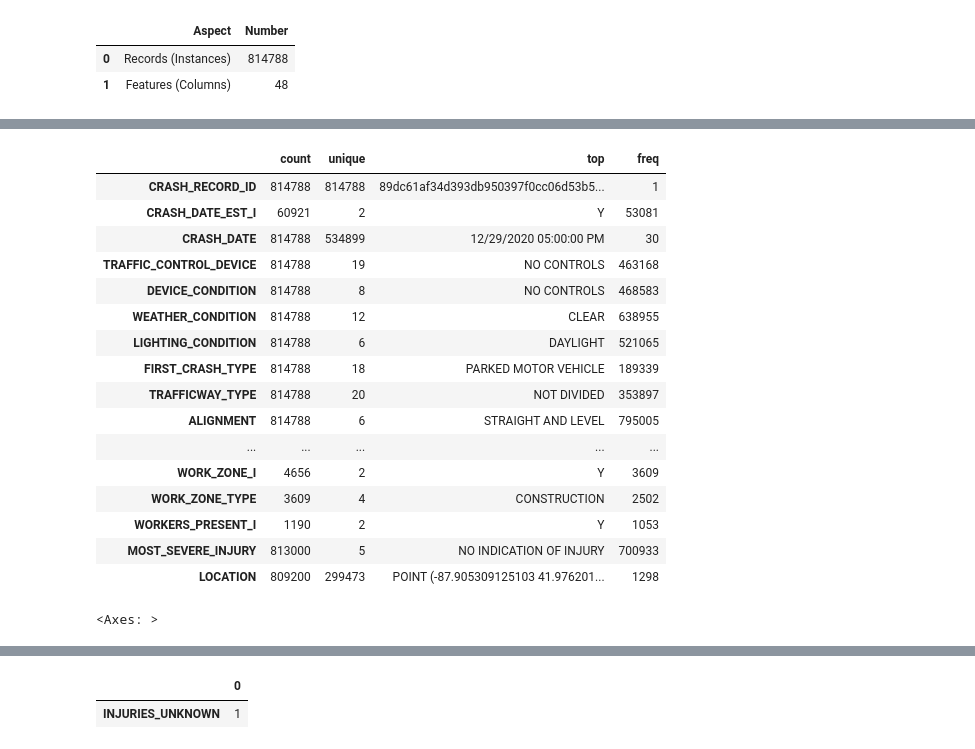
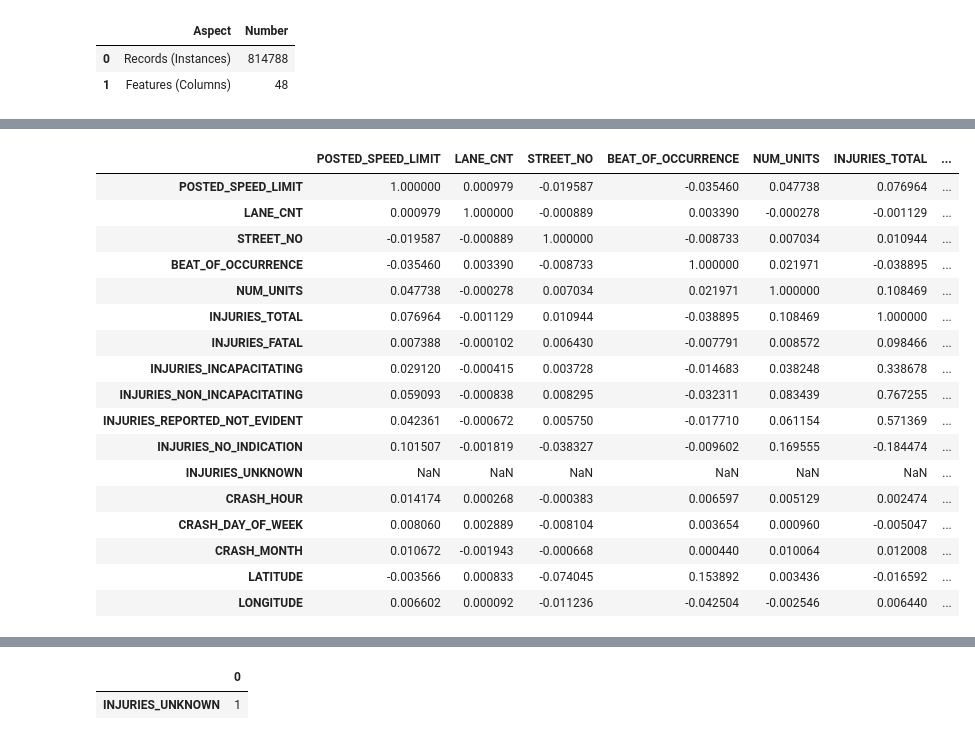
Before and after one commit to mm-khiet/project_dal, a Jupyter notebook: injury_prediction.ipynb, the cells around one changed output, grey strips where cells are left out. Cells and saved outputs as stored; diff of their text form; code cells hidden in the pictures.

```diff
--- a/injury_prediction.ipynb
+++ b/injury_prediction.ipynb
@@ -115,6 +145,11 @@ memory usage: 298.4+ MB
 # %%
-# 2.2.4. Continuous Features Tabular Report
-continuous_features_tabular_report_df = df.describe(include=['number'])
-continuous_features_transpose_tabular_report_df = continuous_features_tabular_report_df.transpose()
+# 2.3.1. Continuous Features Tabular Report
+
+def get_continuous_features_tabular_report(df):
+    # continuous_features_tabular_report_df = df.describe(include=['number'])
+    return df.describe(include=['number'])
+
+# Transpose - More friendly print
+continuous_features_transpose_tabular_report_df = get_continuous_features_tabular_report(df).transpose()
 
 continuous_features_transpose_tabular_report_df
@@ -140,37 +156,46 @@ continuous_features_transpose_tabular_report_df
 # %%
-# 2.2.5. Categorical Features Tabular Report
-categorical_features_tabular_report_df = df.describe(exclude=['number'])
-categorical_features_transpose_tabular_report_df = categorical_features_tabular_report_df.transpose()
+# 2.3.2. Categorical Features Tabular Report
+
+def get_categorical_features_tabular_report(df):
+    return df.describe(exclude=['number'])
+
+# Transpose - More friendly print
+categorical_features_transpose_tabular_report_df = get_categorical_features_tabular_report(df).transpose()
+
 categorical_features_transpose_tabular_report_df
-# %% [output]
-|  | count | unique | top | freq |
-| CRASH_RECORD_ID | 814788 | 814788 | 89dc61af34d393db950397f0cc06d53b5... | 1 |
-| CRASH_DATE_EST_I | 60921 | 2 | Y | 53081 |
-| CRASH_DATE | 814788 | 534899 | 12/29/2020 05:00:00 PM | 30 |
-| TRAFFIC_CONTROL_DEVICE | 814788 | 19 | NO CONTROLS | 463168 |
-| DEVICE_CONDITION | 814788 | 8 | NO CONTROLS | 468583 |
-| WEATHER_CONDITION | 814788 | 12 | CLEAR | 638955 |
-| LIGHTING_CONDITION | 814788 | 6 | DAYLIGHT | 521065 |
-| FIRST_CRASH_TYPE | 814788 | 18 | PARKED MOTOR VEHICLE | 189339 |
-| TRAFFICWAY_TYPE | 814788 | 20 | NOT DIVIDED | 353897 |
-| ALIGNMENT | 814788 | 6 | STRAIGHT AND LEVEL | 795005 |
-| ... | ... | ... | ... | ... |
-| WORK_ZONE_I | 4656 | 2 | Y | 3609 |
-| WORK_ZONE_TYPE | 3609 | 4 | CONSTRUCTION | 2502 |
-| WORKERS_PRESENT_I | 1190 | 2 | Y | 1053 |
-| MOST_SEVERE_INJURY | 813000 | 5 | NO INDICATION OF INJURY | 700933 |
-| LOCATION | 809200 | 299473 | POINT (-87.905309125103 41.976201... | 1298 |
 # %%
-# 2.2.7. Correlation insights
+# 2.3.3. Correlation insights + HeatMap
 
-# # Get the relevant columns
-subset_df = df[continuous_features_tabular_report_df.columns]
+def get_correlation_insights(df):
+    # # Get the relevant columns
+    subset_df = df[get_continuous_features_tabular_report(df).columns]
 
-# Calculate the correlation matrix
-correlation_matrix = subset_df.corr()
+    # Calculate the correlation matrix
+    # correlation_matrix = subset_df.corr()
+    return subset_df.corr()
 
-# Create a heatmap using seaborn
-plt.figure(figsize=(16, 14))
-sns.heatmap(correlation_matrix, cmap='coolwarm', annot=True, fmt=".2f", linewidths=0.8)
+correlation_matrix = get_correlation_insights(df)
+correlation_matrix
+
+# # Create a heatmap using seaborn
+# plt.figure(figsize=(16, 14))
+# sns.heatmap(correlation_matrix, cmap='coolwarm', annot=True, fmt=".2f", linewidths=0.8)
 # %% [output]
-<Axes: >
+|  | POSTED_SPEED_LIMIT | LANE_CNT | STREET_NO | BEAT_OF_OCCURRENCE | NUM_UNITS | INJURIES_TOTAL | ... |
+| POSTED_SPEED_LIMIT | 1.000000 | 0.000979 | -0.019587 | -0.035460 | 0.047738 | 0.076964 | ... |
+| LANE_CNT | 0.000979 | 1.000000 | -0.000889 | 0.003390 | -0.000278 | -0.001129 | ... |
+| STREET_NO | -0.019587 | -0.000889 | 1.000000 | -0.008733 | 0.007034 | 0.010944 | ... |
+| BEAT_OF_OCCURRENCE | -0.035460 | 0.003390 | -0.008733 | 1.000000 | 0.021971 | -0.038895 | ... |
+| NUM_UNITS | 0.047738 | -0.000278 | 0.007034 | 0.021971 | 1.000000 | 0.108469 | ... |
+| INJURIES_TOTAL | 0.076964 | -0.001129 | 0.010944 | -0.038895 | 0.108469 | 1.000000 | ... |
+| INJURIES_FATAL | 0.007388 | -0.000102 | 0.006430 | -0.007791 | 0.008572 | 0.098466 | ... |
+| INJURIES_INCAPACITATING | 0.029120 | -0.000415 | 0.003728 | -0.014683 | 0.038248 | 0.338678 | ... |
+| INJURIES_NON_INCAPACITATING | 0.059093 | -0.000838 | 0.008295 | -0.032311 | 0.083439 | 0.767255 | ... |
+| INJURIES_REPORTED_NOT_EVIDENT | 0.042361 | -0.000672 | 0.005750 | -0.017710 | 0.061154 | 0.571369 | ... |
+| INJURIES_NO_INDICATION | 0.101507 | -0.001819 | -0.038327 | -0.009602 | 0.169555 | -0.184474 | ... |
+| INJURIES_UNKNOWN | NaN | NaN | NaN | NaN | NaN | NaN | ... |
+| CRASH_HOUR | 0.014174 | 0.000268 | -0.000383 | 0.006597 | 0.005129 | 0.002474 | ... |
+| CRASH_DAY_OF_WEEK | 0.008060 | 0.002889 | -0.008104 | 0.003654 | 0.000960 | -0.005047 | ... |
+| CRASH_MONTH | 0.010672 | -0.001943 | -0.000668 | 0.000440 | 0.010064 | 0.012008 | ... |
+| LATITUDE | -0.003566 | 0.000833 | -0.074045 | 0.153892 | 0.003436 | -0.016592 | ... |
+| LONGITUDE | 0.006602 | 0.000092 | -0.011236 | -0.042504 | -0.002546 | 0.006440 | ... |
```
Also changed, not shown: parts of 32 cells of this notebook.
